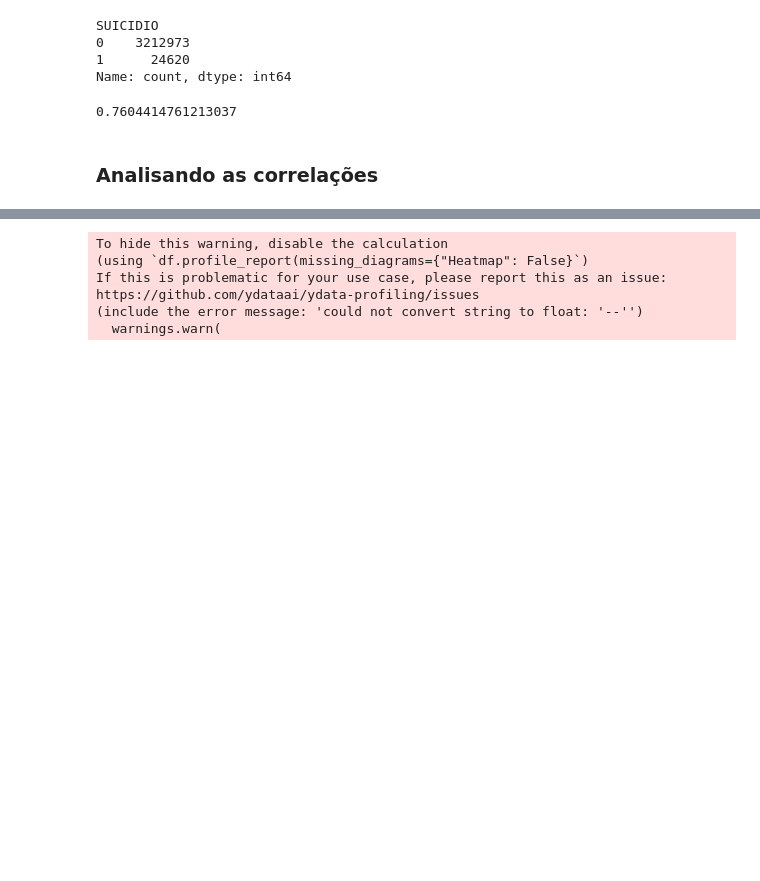
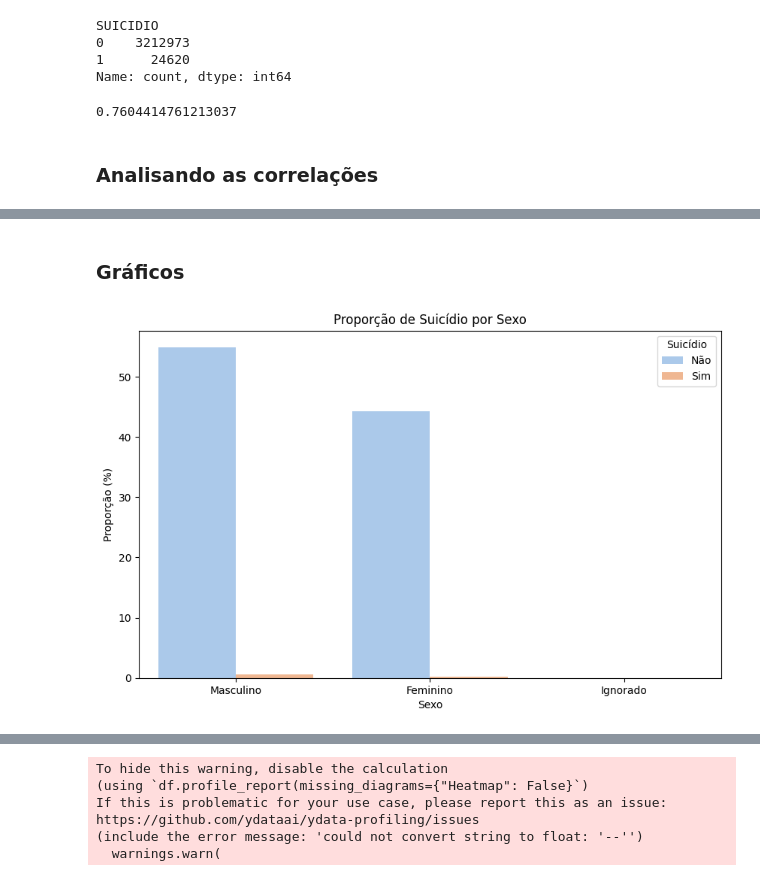
Before and after one commit to dougAlvs/apoio-a-vida, a Jupyter notebook: notebooks/eda.ipynb, the cells around one changed output, grey strips where cells are left out. Drawn from its saved outputs; the diff is of its cells as text; code cells hidden in the pictures; blank space fills up the shorter version.

```diff
--- a/notebooks/eda.ipynb
+++ b/notebooks/eda.ipynb
@@ -144,0 +153,17 @@ Name: count, dtype: int64
+# %% [markdown]
+### Gráficos
+# %%
+# Mapeamento de valores
+sexo_labels = {0: 'Ignorado', 1: 'Masculino', 2: 'Feminino'}
+suicidio_labels = {0: 'Não', 1: 'Sim'}
+
+# Plot
+plt.figure(figsize=(10, 6))
+sns.countplot(data=df, x=df['SEXO'].map(sexo_labels), hue=df['SUICIDIO'].map(suicidio_labels), palette='pastel', dodge=True, stat='percent')
+plt.xlabel('Sexo')
+plt.ylabel('Proporção (%)')
+plt.title('Proporção de Suicídio por Sexo')
+plt.legend(title='Suicídio')
+plt.show()
+# %% [output]
+[figure, added]
```
Also changed, not shown: parts of 12 cells of this notebook.
